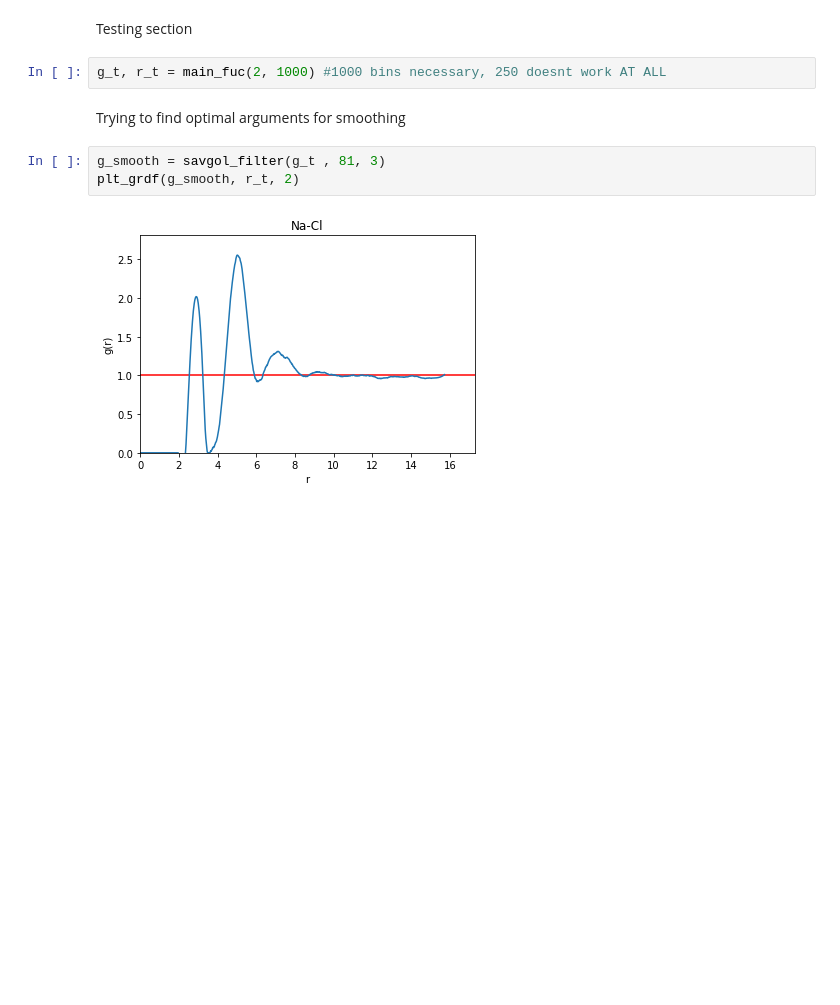
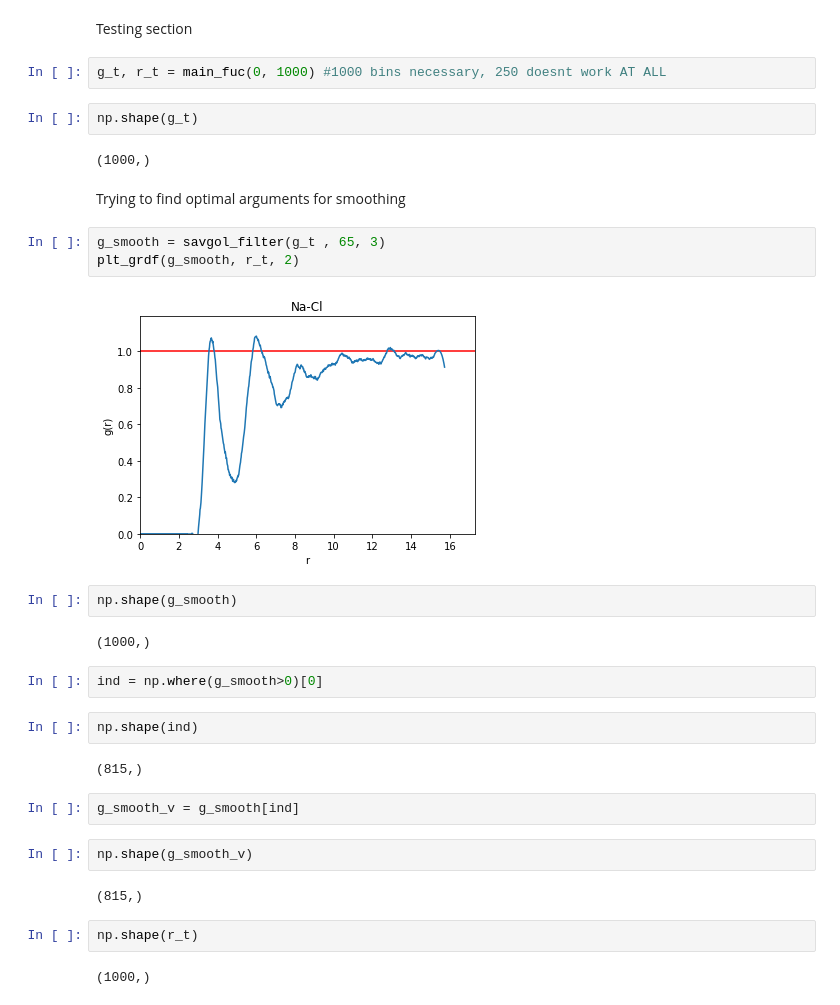
Before and after one commit to iasonq/lab-comphys-statmech-2, a Jupyter notebook: 0a_Code/rdf.ipynb, the cells around one changed output. Drawn from its saved outputs; the diff is of its cells as text; blank space fills up the shorter version.

```diff
--- a/0a_Code/rdf.ipynb
+++ b/0a_Code/rdf.ipynb
@@ -198,11 +217,35 @@ fig.show()
 # %% [markdown]
 Testing section
 # %%
-g_t, r_t = main_fuc(2, 1000) #1000 bins necessary, 250 doesnt work AT ALL
+g_t, r_t = main_fuc(0, 1000) #1000 bins necessary, 250 doesnt work AT ALL
+# %%
+np.shape(g_t)
+# %% [output]
+(1000,)
 # %% [markdown]
 Trying to find optimal arguments for smoothing
 # %%
-g_smooth = savgol_filter(g_t , 81, 3)
+g_smooth = savgol_filter(g_t , 65, 3)
 plt_grdf(g_smooth, r_t, 2)
 # %% [output]
-[figure, old version]
+[figure, new version]
+# %%
+np.shape(g_smooth)
+# %% [output]
+(1000,)
+# %%
+ind = np.where(g_smooth>0)[0]
+# %%
+np.shape(ind)
+# %% [output]
+(815,)
+# %%
+g_smooth_v = g_smooth[ind]
+# %%
+np.shape(g_smooth_v)
+# %% [output]
+(815,)
+# %%
+np.shape(r_t)
+# %% [output]
+(1000,)
```
Also changed, not shown: parts of 5 cells of this notebook.
